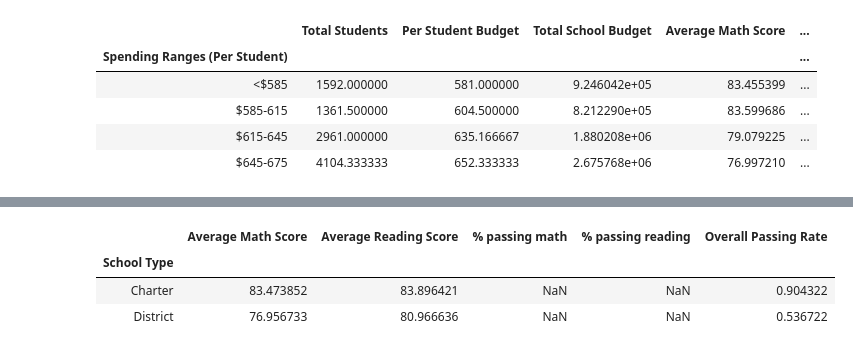
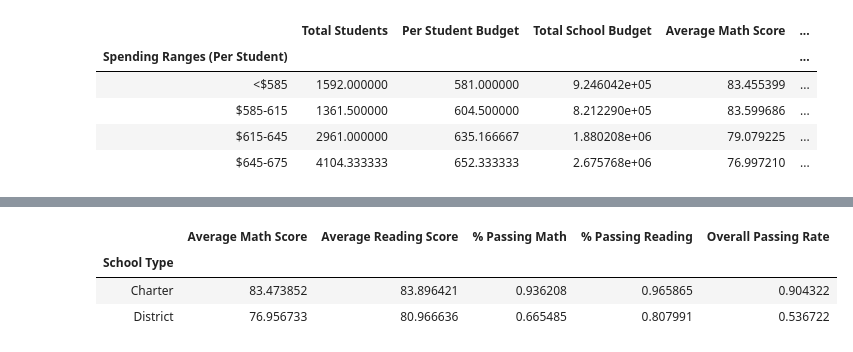
Before and after one commit to Shahidmumtaz/Pandas_Challenge, a Jupyter notebook: PyCitySchools/PyCitySchools-Copy1.ipynb, the cells around one changed output, grey strips where cells are left out. Drawn from its saved outputs; the diff is of its cells as text; code cells hidden in the pictures.

```diff
--- a/PyCitySchools/PyCitySchools-Copy1.ipynb
+++ b/PyCitySchools/PyCitySchools-Copy1.ipynb
@@ -250,13 +250,13 @@ Scores_size
 # %%
 # Create a new dataframe by school type
 Scores_school_type = Schools_summary.loc[:, ['School Type','Average Math Score',
-                                  'Average Reading Score','% passing math',
-                                  '% passing reading','Overall Passing Rate',]]
+                                  'Average Reading Score','% Passing Math',
+                                  '% Passing Reading','Overall Passing Rate',]]
 # Create a group based on school type
 Scores_school_type = Scores_school_type.groupby('School Type').mean()
 Scores_school_type.head()
 # %% [output]
-|  | Average Math Score | Average Reading Score | % passing math | % passing reading | Overall Passing Rate |
+|  | Average Math Score | Average Reading Score | % Passing Math | % Passing Reading | Overall Passing Rate |
 | School Type |  |  |  |  |  |
-| Charter | 83.473852 | 83.896421 | NaN | NaN | 0.904322 |
-| District | 76.956733 | 80.966636 | NaN | NaN | 0.536722 |
+| Charter | 83.473852 | 83.896421 | 0.936208 | 0.965865 | 0.904322 |
+| District | 76.956733 | 80.966636 | 0.665485 | 0.807991 | 0.536722 |
```
